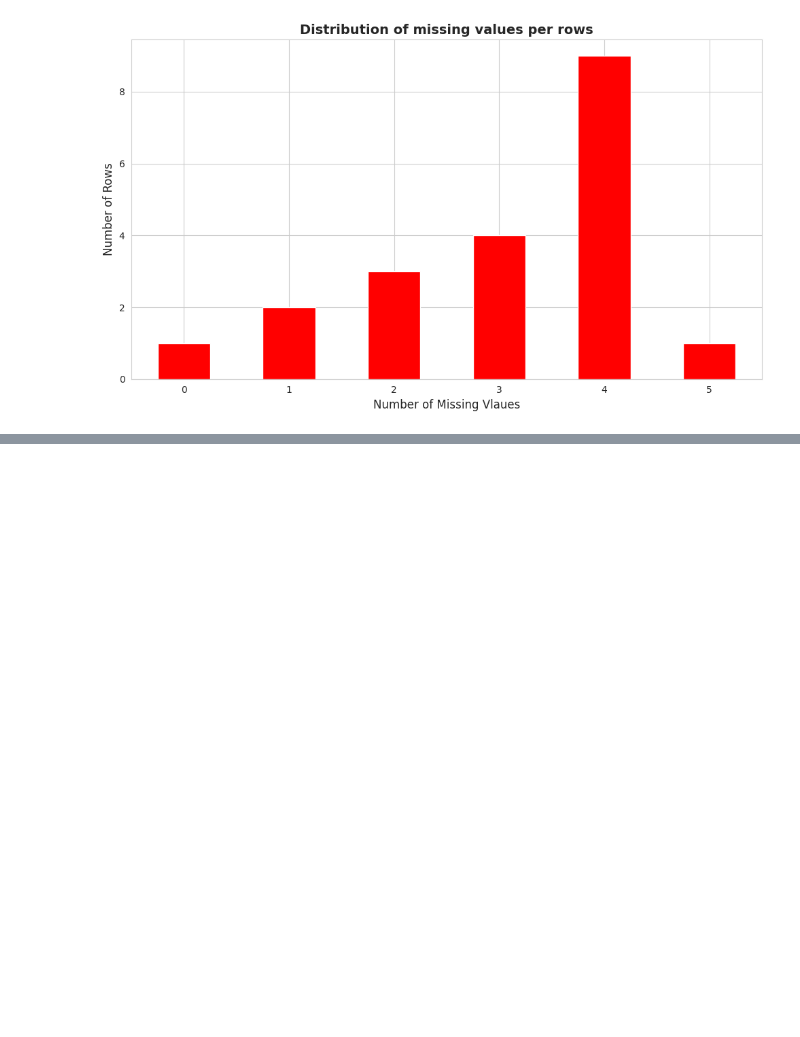
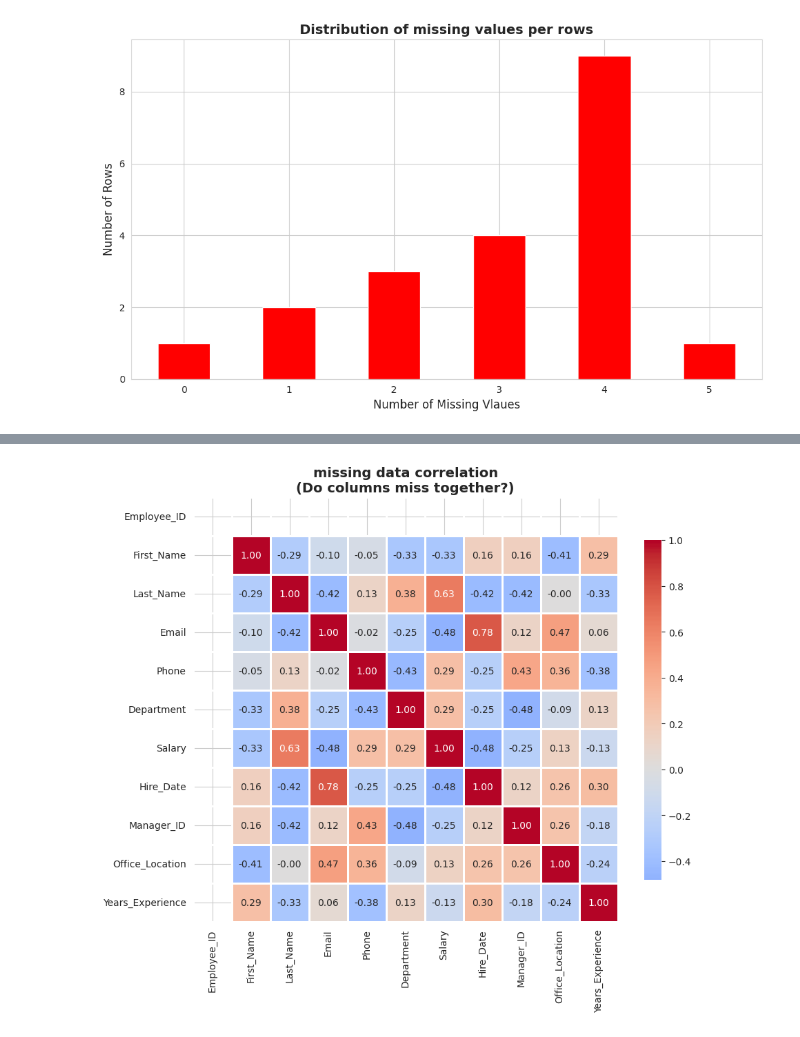
Before and after one commit to Swastika-Roy/Python-concepts, a Jupyter notebook: MissingDataAnalysisAndTreatment.ipynb, the cells around one changed output, grey strips where cells are left out. Drawn from its saved outputs; the diff is of its cells as text; code cells hidden in the pictures; blank space fills up the shorter version.

```diff
--- a/MissingDataAnalysisAndTreatment.ipynb
+++ b/MissingDataAnalysisAndTreatment.ipynb
@@ -195,0 +211,11 @@ plt.show()
+# %%
+#Missing data correlation
+plt.figure(figsize=(10,8))
+missing_corr = df.isnull().corr()
+sns.heatmap(missing_corr,annot=True,fmt='.2f',cmap='coolwarm',center=0,square=True,linewidth=1,cbar_kws={"shrink":0.8})
+plt.title('missing data correlation\n(Do columns miss together?)',fontsize=14,fontweight='bold')
+plt.show()
+#strong positive relationship : [hire_date,email][salary,last_name]
+#strong negative relationship : [sal,hiredate][managerid,dept]
+# %% [output]
+[figure, added]
```
Also changed, not shown: parts of 12 cells of this notebook.
